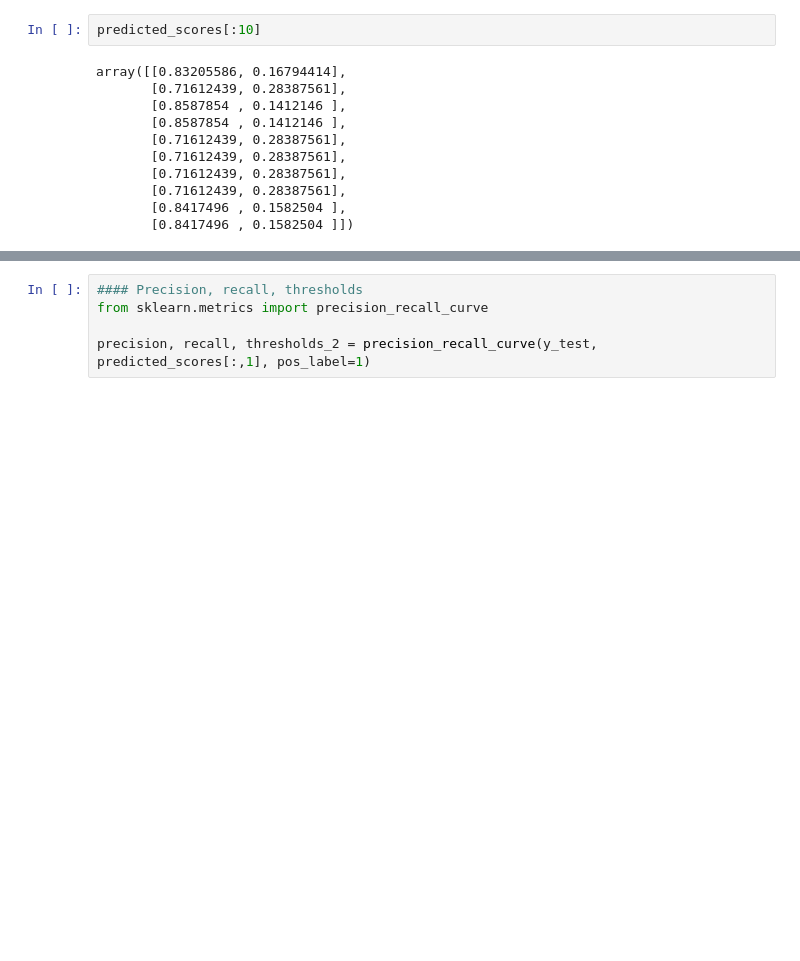
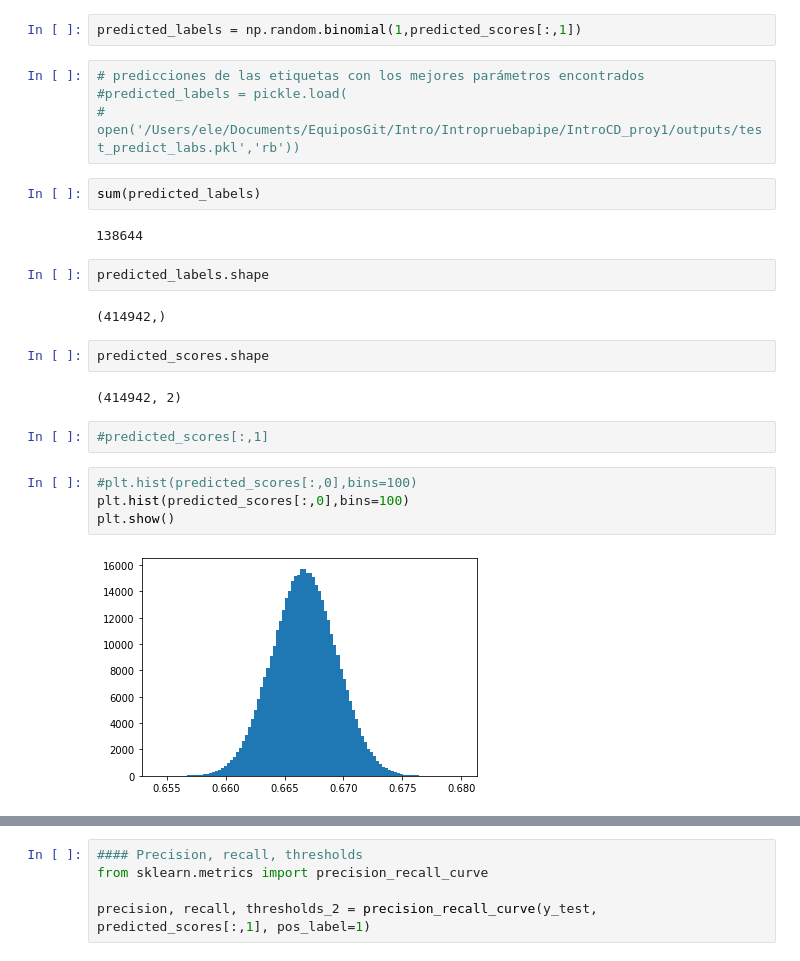
Before and after one commit to robperch/intro_to_ds_project, a Jupyter notebook: notebooks/Ele/EvaluacionModelo.ipynb, the cells around one changed output, grey strips where cells are left out. Cells and saved outputs as stored; diff of their text form; blank space fills up the shorter version.

```diff
--- a/notebooks/Ele/EvaluacionModelo.ipynb
+++ b/notebooks/Ele/EvaluacionModelo.ipynb
@@ -25,13 +82,26 @@ predicted_scores = gs_rf.predict_proba(X_test)
+# %%
+predicted_labels = np.random.binomial(1,predicted_scores[:,1])
+# %%
+# predicciones de las etiquetas con los mejores parámetros encontrados
+#predicted_labels = pickle.load(
+#    open('/Users/ele/Documents/EquiposGit/Intro/Intropruebapipe/IntroCD_proy1/outputs/test_predict_labs.pkl','rb'))
+# %%
+sum(predicted_labels)
+# %% [output]
+138644
+# %%
+predicted_labels.shape
+# %% [output]
+(414942,)
 # %%
-predicted_scores[:10]
+predicted_scores.shape
 # %% [output]
-array([[0.83205586, 0.16794414],
-       [0.71612439, 0.28387561],
-       [0.8587854 , 0.1412146 ],
-       [0.8587854 , 0.1412146 ],
-       [0.71612439, 0.28387561],
-       [0.71612439, 0.28387561],
-       [0.71612439, 0.28387561],
-       [0.71612439, 0.28387561],
-       [0.8417496 , 0.1582504 ],
-       [0.8417496 , 0.1582504 ]])
+(414942, 2)
+# %%
+#predicted_scores[:,1]
+# %%
+#plt.hist(predicted_scores[:,0],bins=100)
+plt.hist(predicted_scores[:,0],bins=100)
+plt.show()
+# %% [output]
+[figure, added]
```
Also changed, not shown: parts of 32 cells of this notebook.
